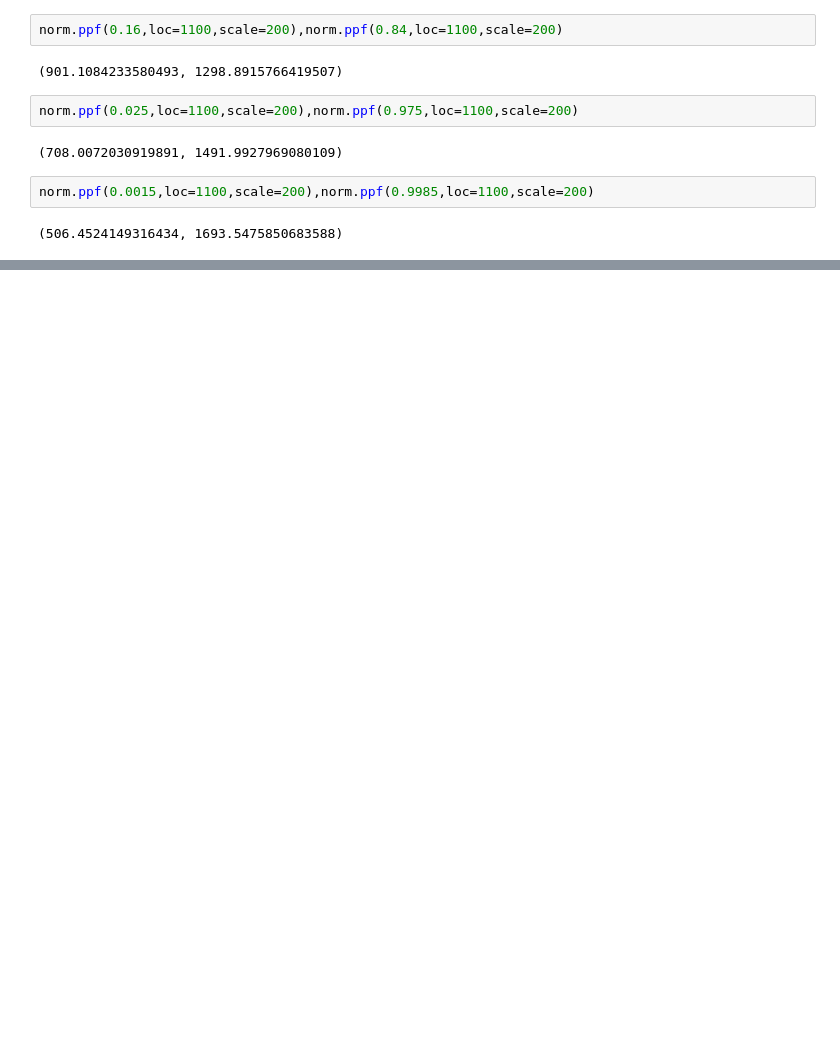
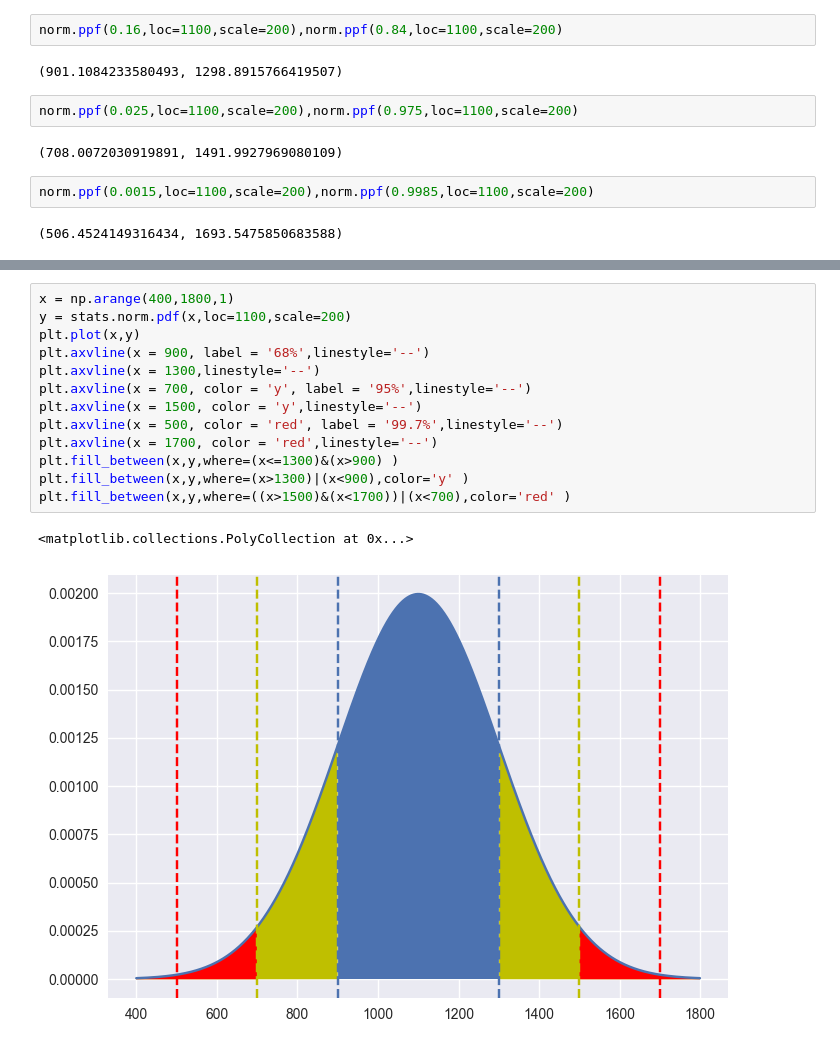
Before and after one commit to delu86/OpenIntro_Stats, a Jupyter notebook: Ch4_Distributions.ipynb, the cells around one changed output, grey strips where cells are left out. Drawn from its saved outputs; the diff is of its cells as text; blank space fills up the shorter version.

```diff
--- a/Ch4_Distributions.ipynb
+++ b/Ch4_Distributions.ipynb
@@ -66,0 +108,16 @@ norm.ppf(0.0015,loc=1100,scale=200),norm.ppf(0.9985,loc=1100,scale=200)
+# %%
+x = np.arange(400,1800,1)
+y = stats.norm.pdf(x,loc=1100,scale=200)
+plt.plot(x,y)
+plt.axvline(x = 900, label = '68%',linestyle='--')
+plt.axvline(x = 1300,linestyle='--')
+plt.axvline(x = 700, color = 'y', label = '95%',linestyle='--')
+plt.axvline(x = 1500, color = 'y',linestyle='--')
+plt.axvline(x = 500, color = 'red', label = '99.7%',linestyle='--')
+plt.axvline(x = 1700, color = 'red',linestyle='--')
+plt.fill_between(x,y,where=(x<=1300)&(x>900) )
+plt.fill_between(x,y,where=(x>1300)|(x<900),color='y' )
+plt.fill_between(x,y,where=((x>1500)&(x<1700))|(x<700),color='red' )
+# %% [output]
+<matplotlib.collections.PolyCollection at 0x...>
+[figure, added]
```
Also changed, not shown: parts of 11 cells of this notebook.
